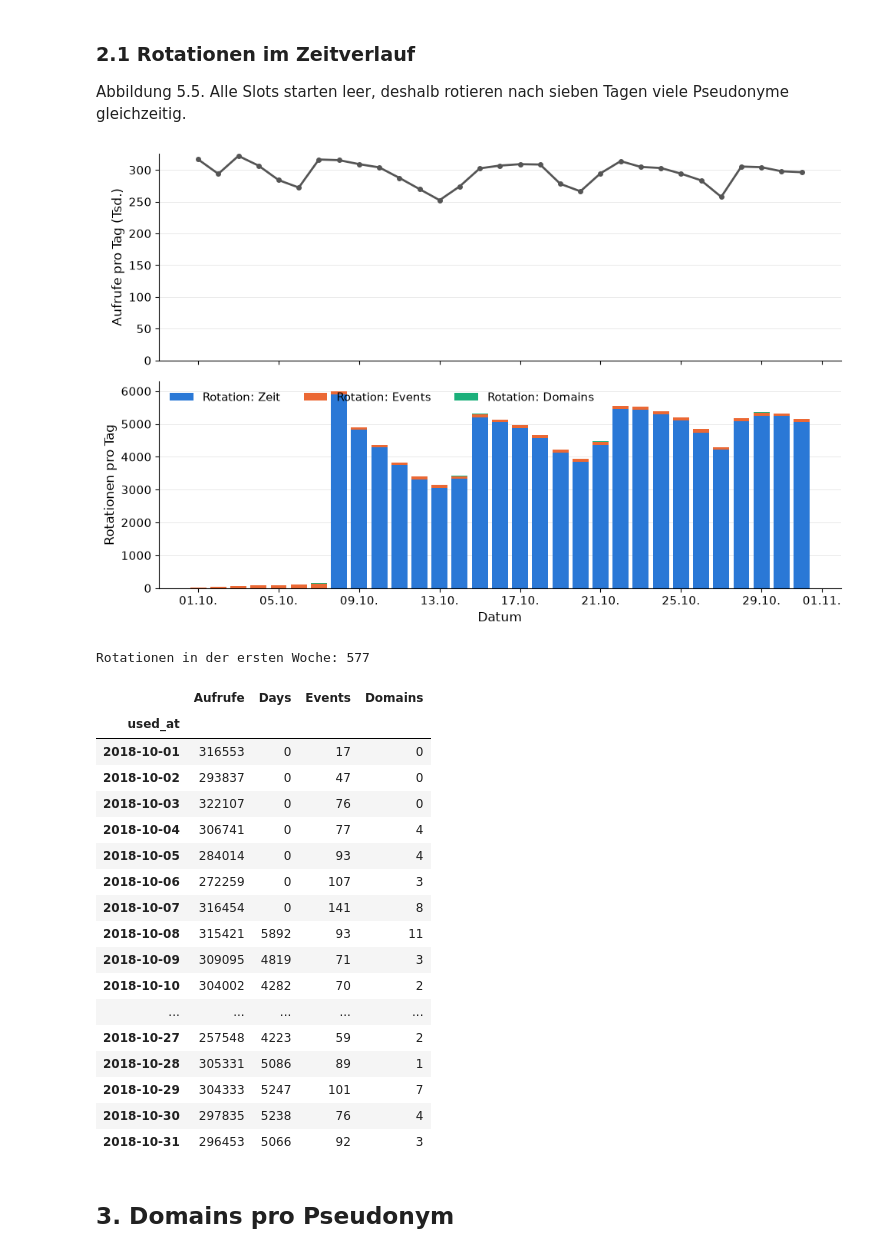
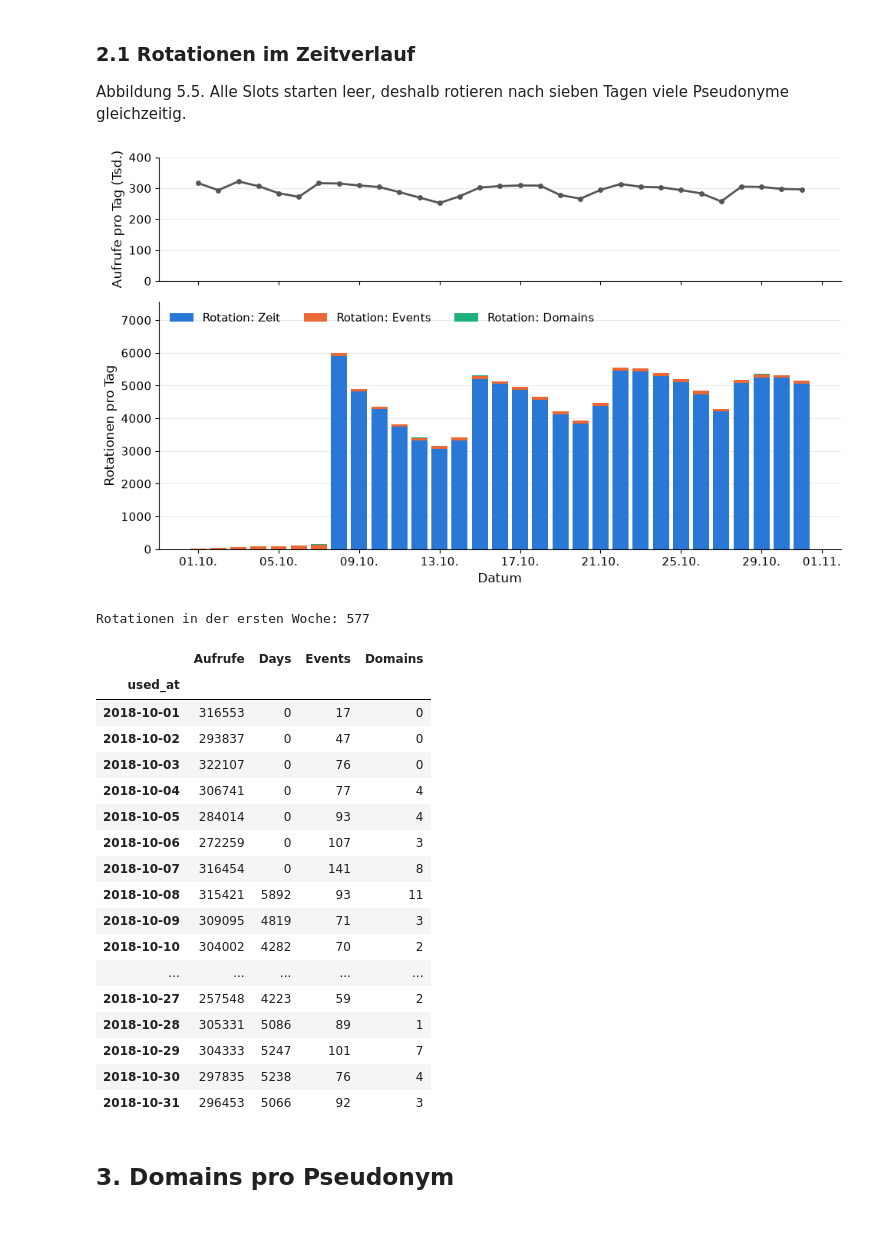
Before and after one commit to CrazyPat/pseudonymRotation, a Jupyter notebook: Auswertung/auswertung.ipynb, the cells around one changed output. Drawn from its saved outputs; the diff is of its cells as text; code cells hidden in the pictures; blank space fills up the shorter version.

Commit message:
Kleine Anpassung des Diagramms

```diff
--- a/Auswertung/auswertung.ipynb
+++ b/Auswertung/auswertung.ipynb
@@ -438,41 +438,43 @@ plt.show()
 Abbildung 5.5. Alle Slots starten leer, deshalb rotieren nach sieben Tagen viele Pseudonyme gleichzeitig.
 # %%
 events = pd.read_csv(segments_dir / f"{ref_name}_events.csv", usecols=["used_at"], parse_dates=["used_at"])
-segments = pd.read_csv(segments_dir / f"{ref_name}_segments.csv",
-                       usecols=["end_time", "trigger", "trigger_detail"], parse_dates=["end_time"])
+segments = pd.read_csv(segments_dir / f"{ref_name}_segments.csv", usecols=["end_time", "trigger", "trigger_detail"], parse_dates=["end_time"])
 
 # Aufrufe pro tag und rotationen pro tag je abschlussgrund
 daily = events["used_at"].dt.floor("D").value_counts().sort_index().to_frame("Aufrufe")
 rot = segments[segments["trigger"] == "rotation_threshold"]
 for detail in ["Days", "Events", "Domains"]:
     counts = rot.loc[rot["trigger_detail"] == detail, "end_time"].dt.floor("D").value_counts()
     daily[detail] = counts.reindex(daily.index, fill_value=0)
 
-fig, (top, bottom) = plt.subplots(2, 1, figsize=(10, 6.5), sharex=True)
+# oberes diagramm flacher, da die aufrufe kaum schwanken
+fig, (top, bottom) = plt.subplots(2, 1, figsize=(10, 6), sharex=True, gridspec_kw={"height_ratios": [1, 2]})
 
 top.plot(daily.index, daily["Aufrufe"] / 1000, color="#555555", linewidth=2, marker="o", markersize=4)
 top.set_ylabel("Aufrufe pro Tag (Tsd.)")
-top.set_ylim(bottom=0)
+top.set_ylim(0, 400)
+top.set_yticks([0, 100, 200, 300, 400])
 
 stack = 0
 for detail, color in zip(["Days", "Events", "Domains"], colors):
     bottom.bar(daily.index, daily[detail], bottom=stack, width=0.8, color=color, label=reasons[detail])
     stack = stack + daily[detail]
 bottom.set_ylabel("Rotationen pro Tag")
 bottom.legend(frameon=False, ncol=3, loc="upper left")
+bottom.set_ylim(0, bottom.get_ylim()[1] * 1.2)
 bottom.xaxis.set_major_formatter(mdates.DateFormatter("%d.%m."))
 bottom.set_xlabel("Datum")
 
 for ax in (top, bottom):
     style(ax)
 fig.tight_layout()
 save(fig, "zeitverlauf.png")
 plt.show()
 
 print("Rotationen in der ersten Woche:", int(daily.loc[:"2018-10-07", ["Days", "Events", "Domains"]].sum().sum()))
 daily
 # %% [output]
-[figure, old version]
+[figure, new version]
 Rotationen in der ersten Woche: 577
 |  | Aufrufe | Days | Events | Domains |
 | used_at |  |  |  |  |
```
Also changed, not shown: 1 other file.
